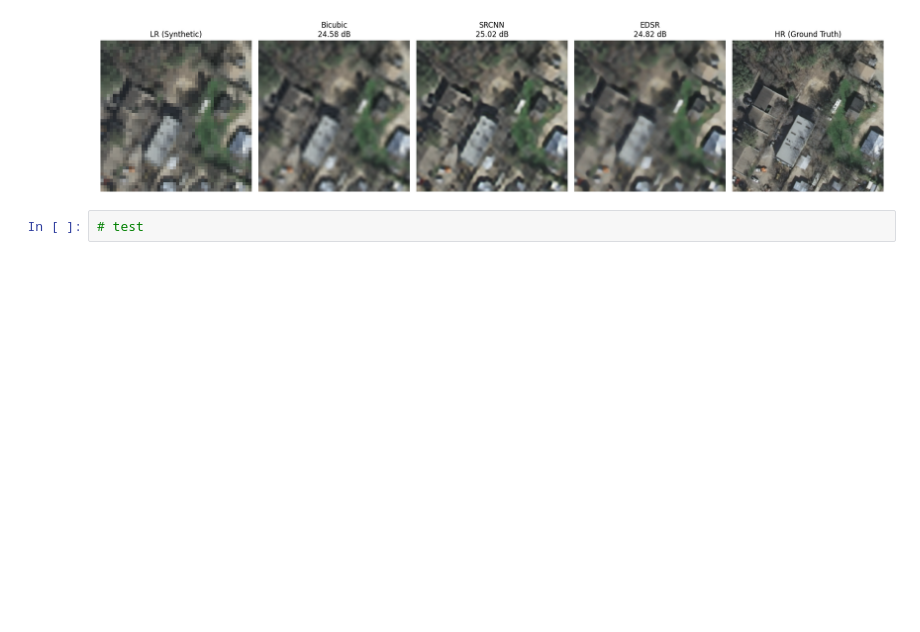
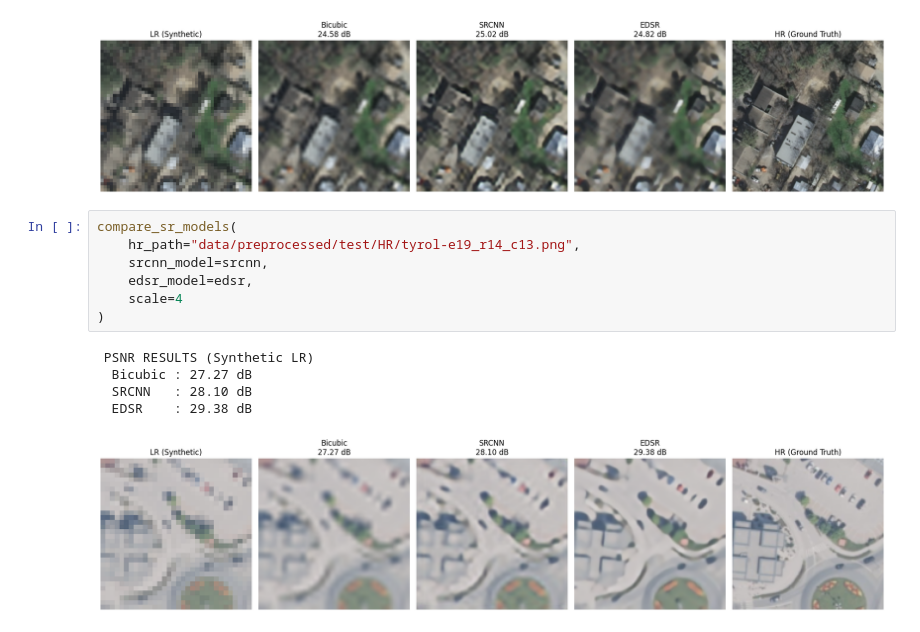
Before and after one commit to NadiYasser/Satellite_Super_Resulotion0, a Jupyter notebook: notebooks/said/test_MODELS.ipynb, the cells around one changed output. Saved outputs shown, nothing was run; the diff lists cells and outputs as text; blank space fills up the shorter version.

```diff
--- a/notebooks/said/test_MODELS.ipynb
+++ b/notebooks/said/test_MODELS.ipynb
@@ -234,4 +237,15 @@ compare_sr_models(
   EDSR    : 24.82 dB
 [figure]
 # %%
-# test
+compare_sr_models(
+    hr_path="data/preprocessed/test/HR/tyrol-e19_r14_c13.png",
+    srcnn_model=srcnn,
+    edsr_model=edsr,
+    scale=4
+)
+# %% [output]
+ PSNR RESULTS (Synthetic LR)
+  Bicubic : 27.27 dB
+  SRCNN   : 28.10 dB
+  EDSR    : 29.38 dB
+[figure, added]
```
Also changed, not shown: parts of 5 cells of this notebook, 4 other files.
